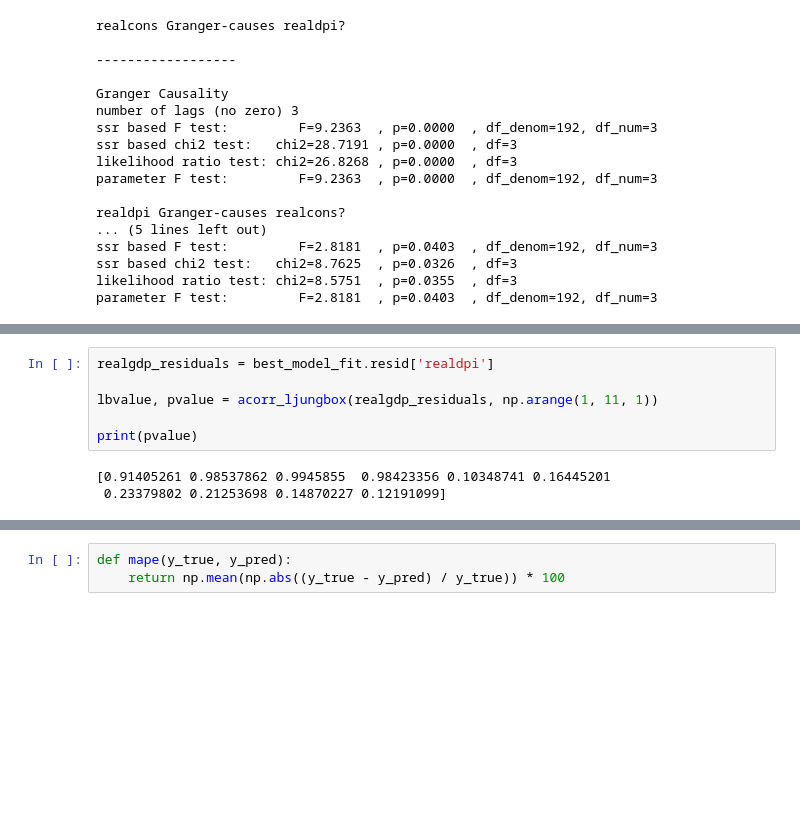
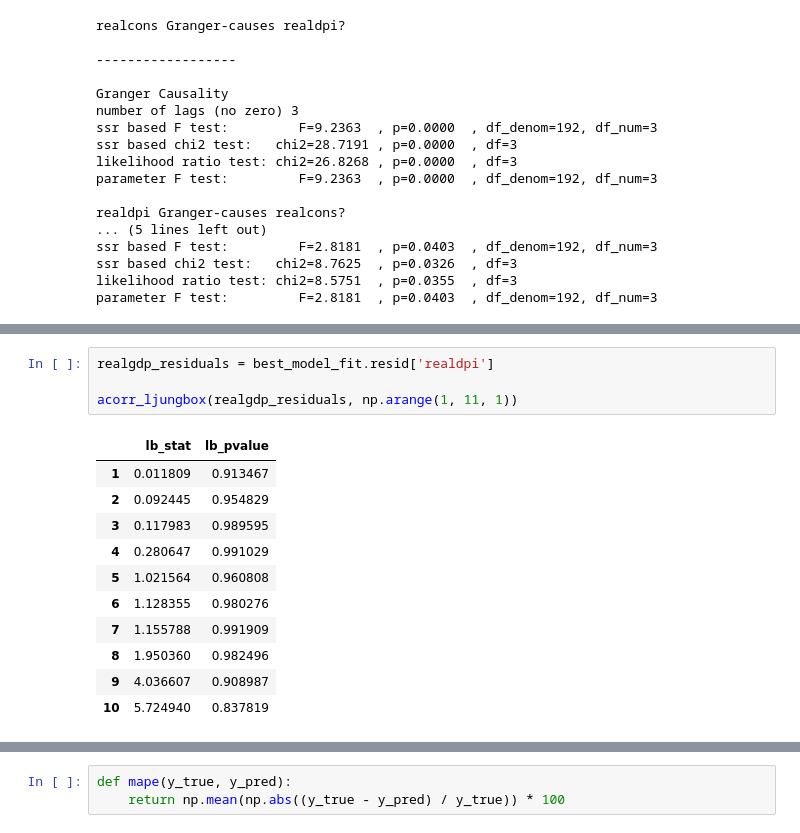
Before and after one commit to waelrash1/forecastingmodelsPY, a Jupyter notebook: CH10/CH10.ipynb, the cells around one changed output, grey strips where cells are left out. Drawn from its saved outputs; the diff is of its cells as text; blank space fills up the shorter version.

```diff
--- a/CH10/CH10.ipynb
+++ b/CH10/CH10.ipynb
@@ -435,12 +342,19 @@ plt.savefig('figures/CH10_F05_peixeiro.png', dpi=300)
 # %%
 realgdp_residuals = best_model_fit.resid['realdpi']
 
-lbvalue, pvalue = acorr_ljungbox(realgdp_residuals, np.arange(1, 11, 1))
-
-print(pvalue)
+acorr_ljungbox(realgdp_residuals, np.arange(1, 11, 1))
 # %% [output]
-[0.91405261 0.98537862 0.9945855  0.98423356 0.10348741 0.16445201
- 0.23379802 0.21253698 0.14870227 0.12191099]
+|  | lb_stat | lb_pvalue |
+| 1 | 0.011809 | 0.913467 |
+| 2 | 0.092445 | 0.954829 |
+| 3 | 0.117983 | 0.989595 |
+| 4 | 0.280647 | 0.991029 |
+| 5 | 1.021564 | 0.960808 |
+| 6 | 1.128355 | 0.980276 |
+| 7 | 1.155788 | 0.991909 |
+| 8 | 1.950360 | 0.982496 |
+| 9 | 4.036607 | 0.908987 |
+| 10 | 5.724940 | 0.837819 |
 # %%
 realcons_residuals = best_model_fit.resid['realcons']
 
```
Also changed, not shown: parts of 11 cells of this notebook.
